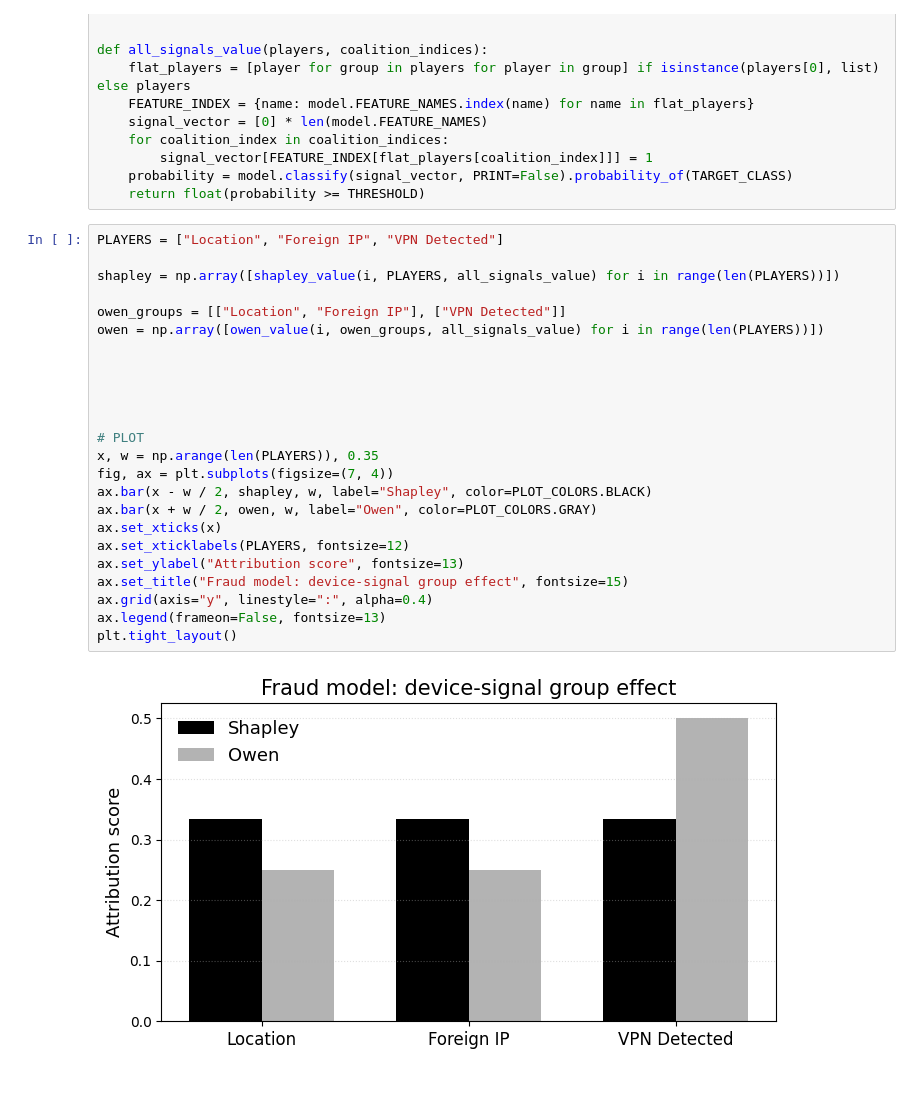
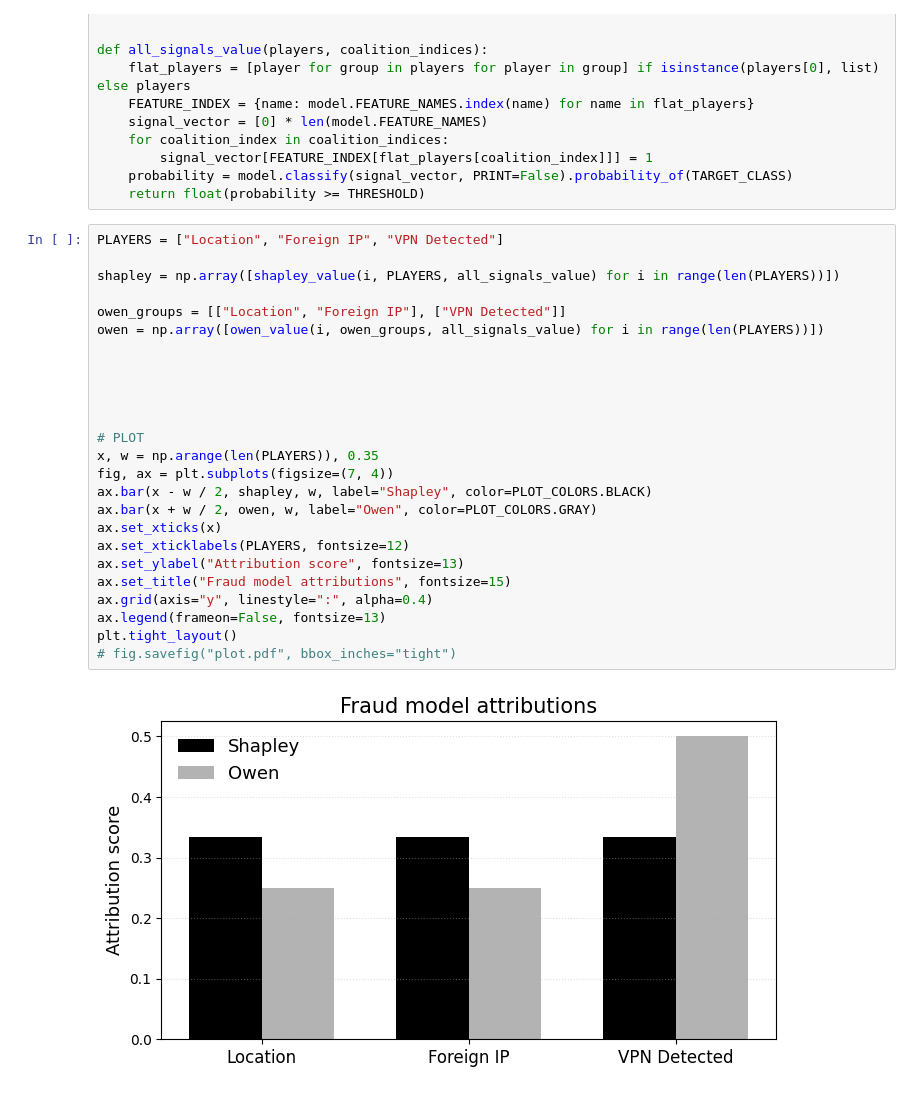
Before and after one commit to filipnaudot/powerXAI, a Jupyter notebook: examples/examples_ml.ipynb, the cells around one changed output. Cells and saved outputs as stored; diff of their text form.

```diff
--- a/examples/examples_ml.ipynb
+++ b/examples/examples_ml.ipynb
@@ -76,29 +77,30 @@ def all_signals_value(players, coalition_indices):
 # %%
 PLAYERS = ["Location", "Foreign IP", "VPN Detected"]
 
 shapley = np.array([shapley_value(i, PLAYERS, all_signals_value) for i in range(len(PLAYERS))])
 
 owen_groups = [["Location", "Foreign IP"], ["VPN Detected"]]
 owen = np.array([owen_value(i, owen_groups, all_signals_value) for i in range(len(PLAYERS))])
 
 
 
 
 
 # PLOT
 x, w = np.arange(len(PLAYERS)), 0.35
 fig, ax = plt.subplots(figsize=(7, 4))
 ax.bar(x - w / 2, shapley, w, label="Shapley", color=PLOT_COLORS.BLACK)
 ax.bar(x + w / 2, owen, w, label="Owen", color=PLOT_COLORS.GRAY)
 ax.set_xticks(x)
 ax.set_xticklabels(PLAYERS, fontsize=12)
 ax.set_ylabel("Attribution score", fontsize=13)
-ax.set_title("Fraud model: device-signal group effect", fontsize=15)
+ax.set_title("Fraud model attributions", fontsize=15)
 ax.grid(axis="y", linestyle=":", alpha=0.4)
 ax.legend(frameon=False, fontsize=13)
 plt.tight_layout()
+# fig.savefig("plot.pdf", bbox_inches="tight")
 # %% [output]
-[figure, old version]
+[figure, new version]
 # %%
 SET_PLAYERS = [["Location & Foreign IP"], ["VPN Detected"]]
 META_PLAYER_SIGNALS = {0: ["Location", "Foreign IP"], 1: ["VPN Detected"]}
```
Also changed, not shown: parts of 3 cells of this notebook, 2 other files.
